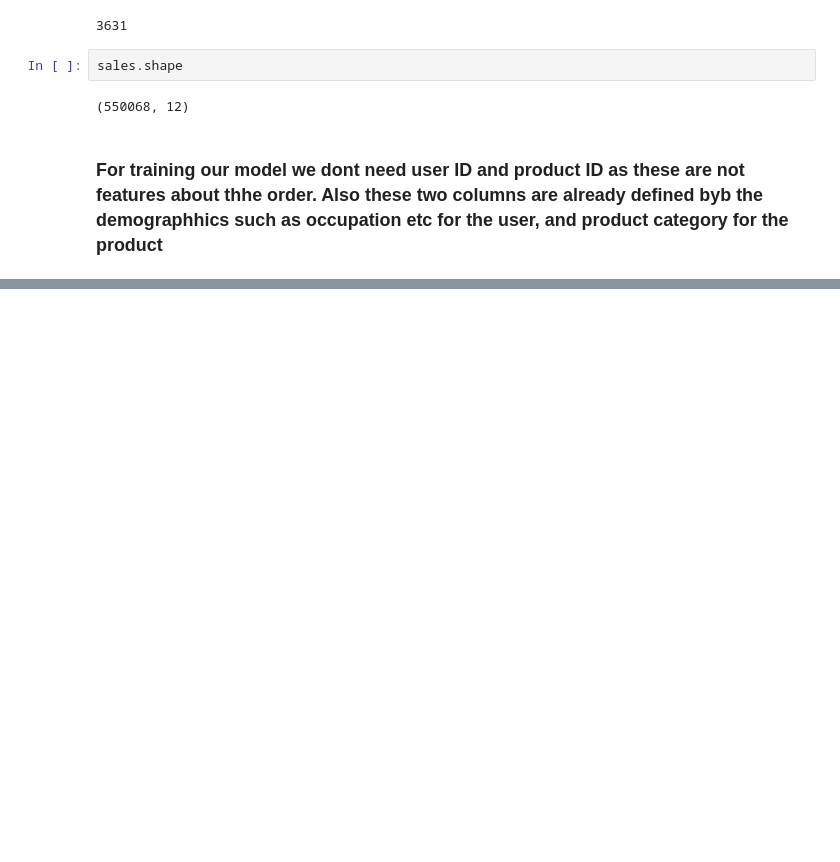
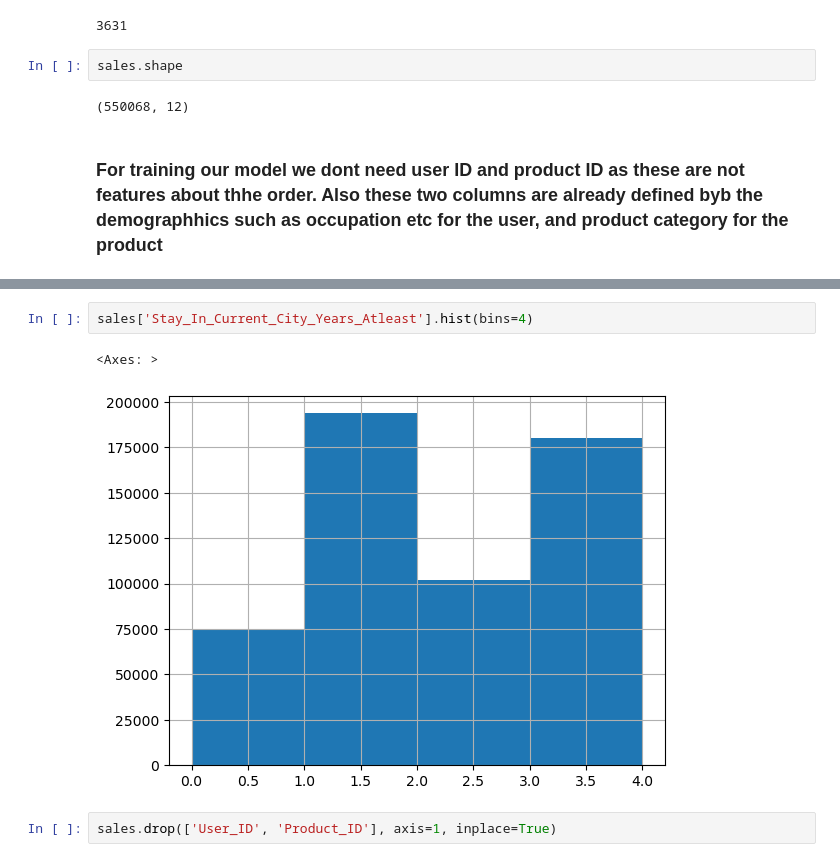
Before and after one commit to umais2005/BlackFridaySale-Analysis, a Jupyter notebook: BlackFriday Model.ipynb, the cells around one changed output, grey strips where cells are left out. Cells and saved outputs as stored; diff of their text form; blank space fills up the shorter version.

```diff
--- a/BlackFriday Model.ipynb
+++ b/BlackFriday Model.ipynb
@@ -45,0 +76,7 @@ sales.shape
+# %%
+sales['Stay_In_Current_City_Years_Atleast'].hist(bins=4)
+# %% [output]
+<Axes: >
+[figure, added]
+# %%
+sales.drop(['User_ID', 'Product_ID'], axis=1, inplace=True)
```
Also changed, not shown: parts of 34 cells of this notebook, 1 other file.
